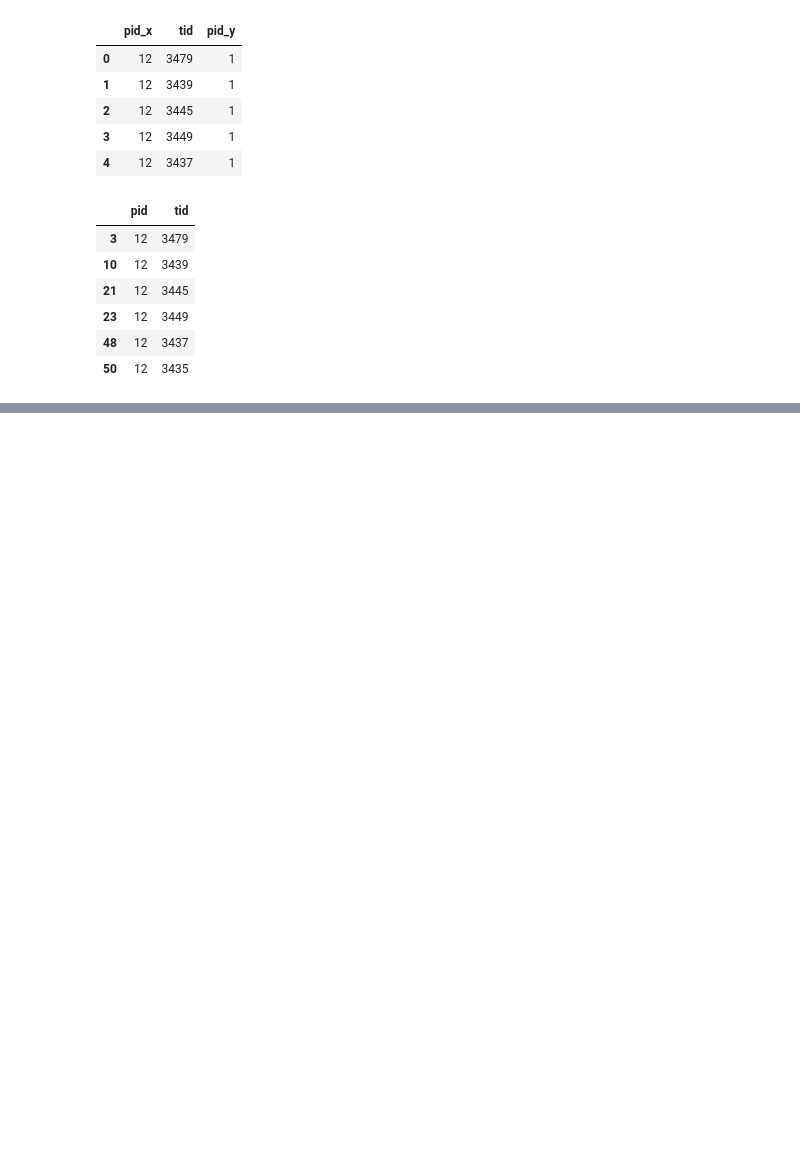
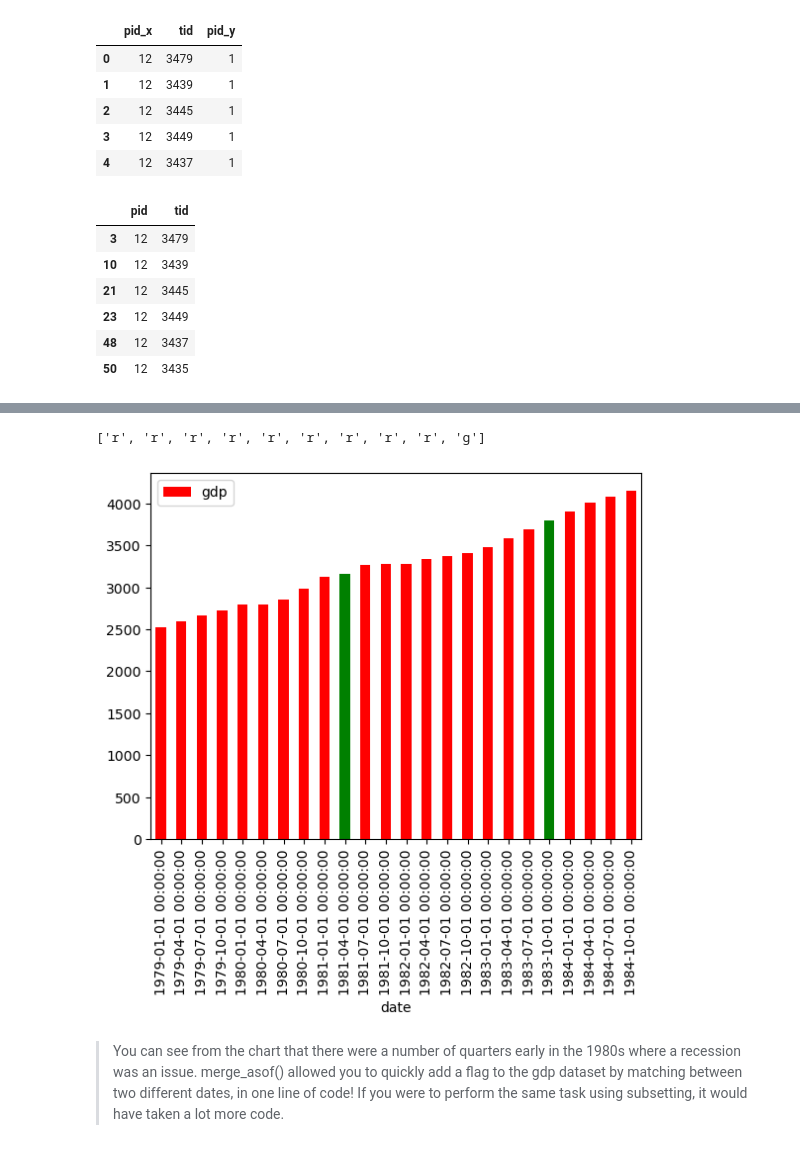
Before and after one commit to aziscript/Python-for-data-analysis, a Jupyter notebook: 04_joining_data_with_pd.ipynb, the cells around one changed output, grey strips where cells are left out. Drawn from its saved outputs; the diff is of its cells as text; code cells hidden in the pictures; blank space fills up the shorter version.

```diff
--- a/04_joining_data_with_pd.ipynb
+++ b/04_joining_data_with_pd.ipynb
@@ -1176,0 +1659,6 @@ popular_classic
+# %%
+gdp3 = pd.read_csv('datasets_join/gdp(3).csv')
+recession = pd.read_csv('datasets_join/recession.csv')
+gdp3['date'] = pd.to_datetime(gdp3['date'])
+recession['date'] = pd.to_datetime(recession['date'])
+gdp3
@@ -1176,0 +1697,7 @@ popular_classic
+# %%
+gdp_recession = pd.merge_asof(
+    gdp3.sort_values('date'),
+    recession.sort_values('date'),
+    on='date')
+
+gdp_recession
@@ -1176,0 +1725,25 @@ popular_classic
+# %%
+is_recession = []
+for s in  gdp_recession['econ_status']:
+    if s == 'recession':
+        is_recession.append('r')
+else:
+    is_recession.append('g')
+# %%
+is_recession
+# %% [output]
+['r', 'r', 'r', 'r', 'r', 'r', 'r', 'r', 'r', 'g']
+# %%
+gdp_recession.plot(
+    kind='bar',
+    y='gdp',
+    x='date',
+    color=is_recession,
+    rot=90
+)
+
+plt.show()
+# %% [output]
+[figure, added]
+# %% [markdown]
+>You can see from the chart that there were a number of quarters early in the 1980s where a recession was an issue. merge_asof() allowed you to quickly add a flag to the gdp dataset by matching between two different dates, in one line of code! If you were to perform the same task using subsetting, it would have taken a lot more code.
```
Also changed, not shown: parts of 70 cells of this notebook, 14 other files.
